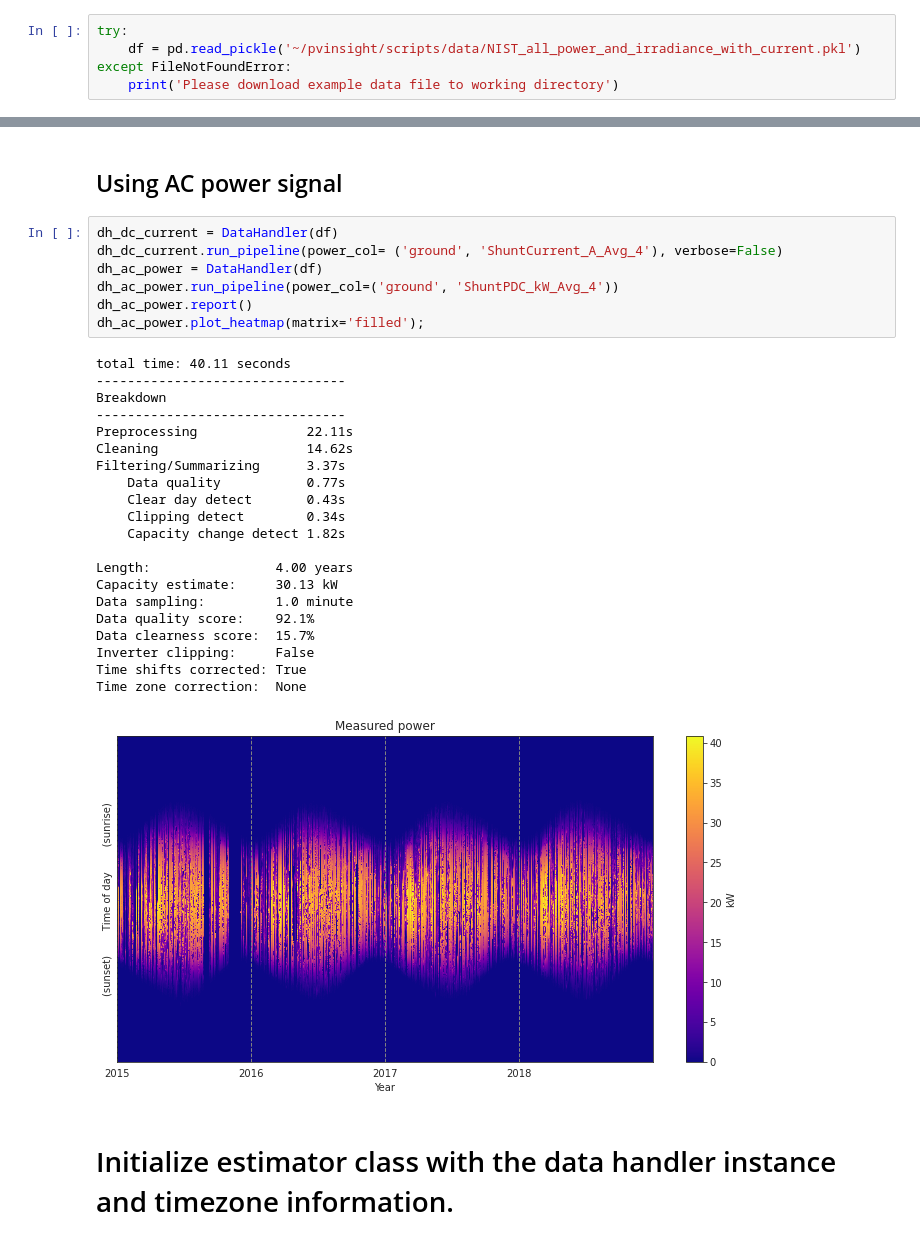
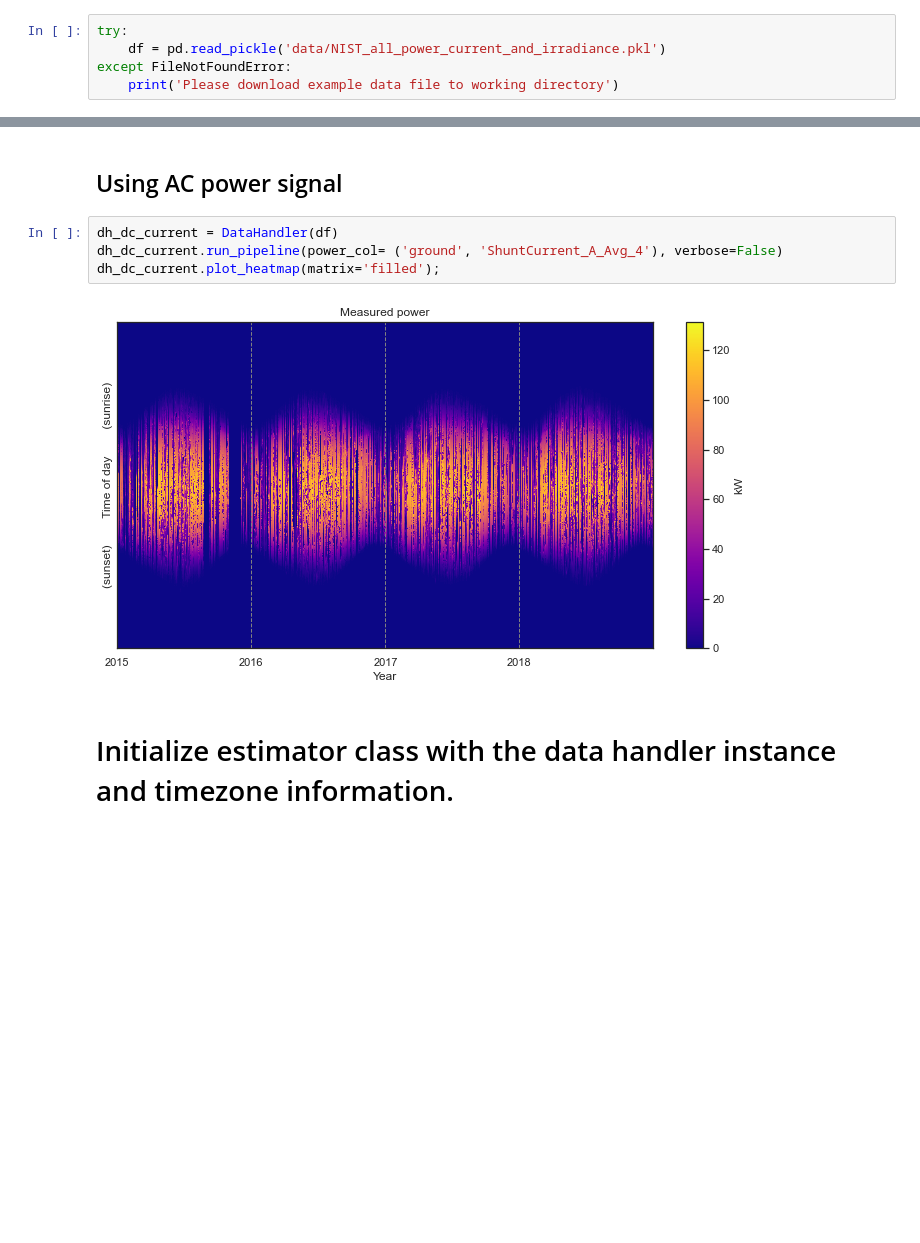
Before and after one commit to slacgismo/pv-system-profiler, a Jupyter notebook: notebooks/Parameter_Estimation_Example_Light.ipynb, the cells around one changed output, grey strips where cells are left out. Cells and saved outputs as stored; diff of their text form; blank space fills up the shorter version.

```diff
--- a/notebooks/Parameter_Estimation_Example_Light.ipynb
+++ b/notebooks/Parameter_Estimation_Example_Light.ipynb
@@ -34,7 +35,7 @@ ground_system_configuration = {
 # Load in 4-year data file, derived from NIST CSV files.
 # %%
 try:
-    df = pd.read_pickle('~/pvinsight/scripts/data/NIST_all_power_and_irradiance_with_current.pkl')
+    df = pd.read_pickle('data/NIST_all_power_current_and_irradiance.pkl')
 except FileNotFoundError:
     print('Please download example data file to working directory')
 # %% [markdown]
@@ -44,32 +45,9 @@ except FileNotFoundError:
 # %%
 dh_dc_current = DataHandler(df)
 dh_dc_current.run_pipeline(power_col= ('ground', 'ShuntCurrent_A_Avg_4'), verbose=False)
-dh_ac_power = DataHandler(df)
-dh_ac_power.run_pipeline(power_col=('ground', 'ShuntPDC_kW_Avg_4'))
-dh_ac_power.report()
-dh_ac_power.plot_heatmap(matrix='filled');
+dh_dc_current.plot_heatmap(matrix='filled');
 # %% [output]
-total time: 40.11 seconds
---------------------------------
-Breakdown
---------------------------------
-Preprocessing              22.11s
-Cleaning                   14.62s
-Filtering/Summarizing      3.37s
-    Data quality           0.77s
-    Clear day detect       0.43s
-    Clipping detect        0.34s
-    Capacity change detect 1.82s
-
-Length:                4.00 years
-Capacity estimate:     30.13 kW
-Data sampling:         1.0 minute
-Data quality score:    92.1%
-Data clearness score:  15.7%
-Inverter clipping:     False
-Time shifts corrected: True
-Time zone correction:  None
-[figure, old version]
+[figure, new version]
 # %% [markdown]
 # Initialize estimator class with the data handler instance and timezone information.
 # %%
```
Also changed, not shown: parts of 9 cells of this notebook.
